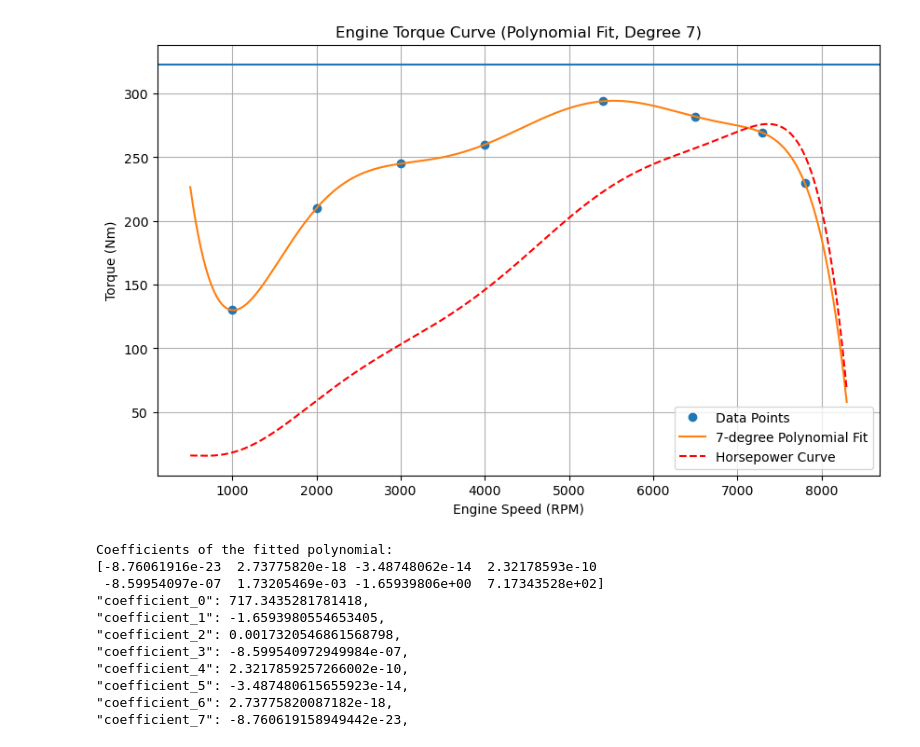
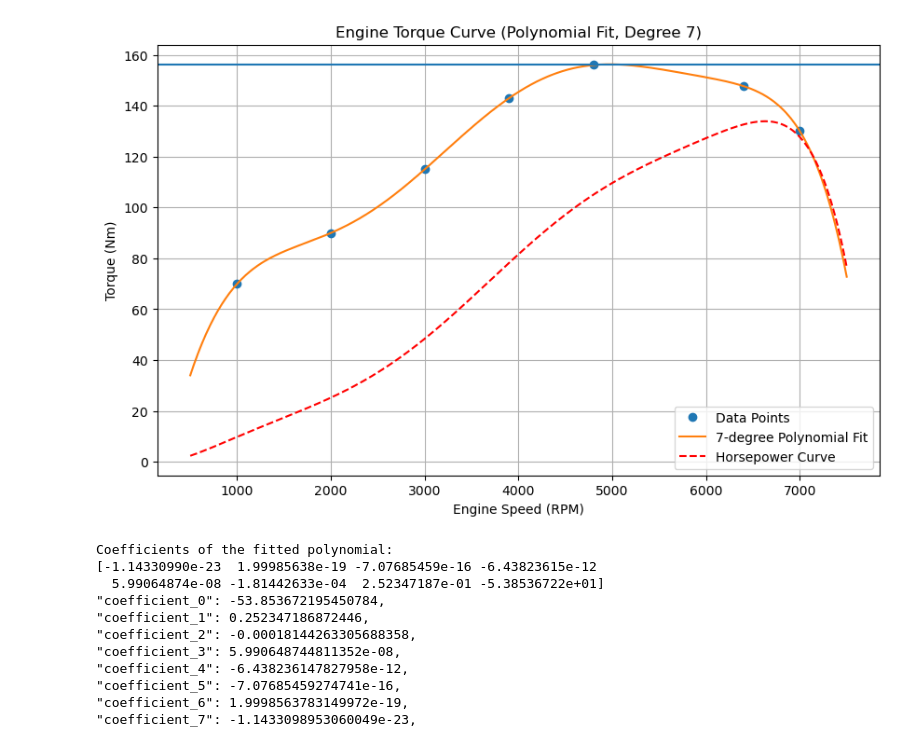
Before and after one commit to vougioukakis/car-acceleration-app, a Jupyter notebook: tools/torque_curve_generator.ipynb, the cells around one changed output. Cells and saved outputs as stored; diff of their text form; code cells hidden in the pictures.

```diff
--- a/tools/torque_curve_generator.ipynb
+++ b/tools/torque_curve_generator.ipynb
@@ -16,17 +16,17 @@ points = np.array([
 
 ])"""
 points = np.array([
-    [1000, 130],
-    [2000, 210],
-    [3000, 245],
-    [4000, 260],
-    [5400, 294],
-    [6500, 282],
-    [7300, 269.3],
-    [7800, 230],
+    [1000, 70],
+    [2000, 90],      # rising torque
+    [3000, 115],      # mid-range torque
+    [3900, 143],     # pre-peak
+    [4800, 156],     # peak torque
+    #[5200, 152],     # post-peak
+    [6400, 147.7],   # matches power-based torque
+    [7000, 130],      # high rpm drop
+])
 
-])
-maxTq = 323
+maxTq = 156
 rpm = points[:, 0]
 torque = points[:, 1]
 
@@ -35,45 +35,45 @@ coefficients = np.polyfit(rpm, torque, degree)
 
 # Create the polynomial function using the coefficients
 polynomial = np.poly1d(coefficients)
 
 # Generate smooth RPM values for plotting the polynomial
 rpm_smooth = np.linspace(rpm.min()-500, rpm.max()+500, 500)
 torque_smooth = polynomial(rpm_smooth)
 
 # Plot the data and the fitted polynomial curve
 plt.figure(figsize=(10, 6))
 plt.plot(rpm, torque, 'o', label="Data Points")
 plt.plot(rpm_smooth, torque_smooth, '-', label=f"{degree}-degree Polynomial Fit")
 hp_smooth = (torque_smooth * rpm_smooth) / 7127
 plt.plot(rpm_smooth, hp_smooth, '--', label="Horsepower Curve", color="red")
 
 plt.axhline(maxTq)  # Assuming the maximum torque is the maximum value in the dataset
 plt.xlabel("Engine Speed (RPM)")
 plt.ylabel("Torque (Nm)")
 plt.title(f"Engine Torque Curve (Polynomial Fit, Degree {degree})")
 plt.legend()
 plt.grid(True)
 plt.show()
 
 # Print the polynomial coefficients
 print("Coefficients of the fitted polynomial:")
 print(coefficients)
 
 for i in range(len(coefficients)):
     print(f'"coefficient_{i}": {coefficients[len(coefficients)-i-1]},')
 # %% [output]
-[figure, old version]
+[figure, new version]
 Coefficients of the fitted polynomial:
-[-8.76061916e-23  2.73775820e-18 -3.48748062e-14  2.32178593e-10
- -8.59954097e-07  1.73205469e-03 -1.65939806e+00  7.17343528e+02]
-"coefficient_0": 717.3435281781418,
-"coefficient_1": -1.6593980554653405,
-"coefficient_2": 0.0017320546861568798,
-"coefficient_3": -8.599540972949984e-07,
-"coefficient_4": 2.3217859257266002e-10,
-"coefficient_5": -3.487480615655923e-14,
-"coefficient_6": 2.73775820087182e-18,
-"coefficient_7": -8.760619158949442e-23,
+[-1.14330990e-23  1.99985638e-19 -7.07685459e-16 -6.43823615e-12
+  5.99064874e-08 -1.81442633e-04  2.52347187e-01 -5.38536722e+01]
+"coefficient_0": -53.853672195450784,
+"coefficient_1": 0.252347186872446,
+"coefficient_2": -0.00018144263305688358,
+"coefficient_3": 5.990648744811352e-08,
+"coefficient_4": -6.438236147827958e-12,
+"coefficient_5": -7.07685459274741e-16,
+"coefficient_6": 1.9998563783149972e-19,
+"coefficient_7": -1.1433098953060049e-23,
 # %%
 import numpy as np
 import matplotlib.pyplot as plt
```
Also changed, not shown: parts of 1 cell of this notebook, 6 other files.
